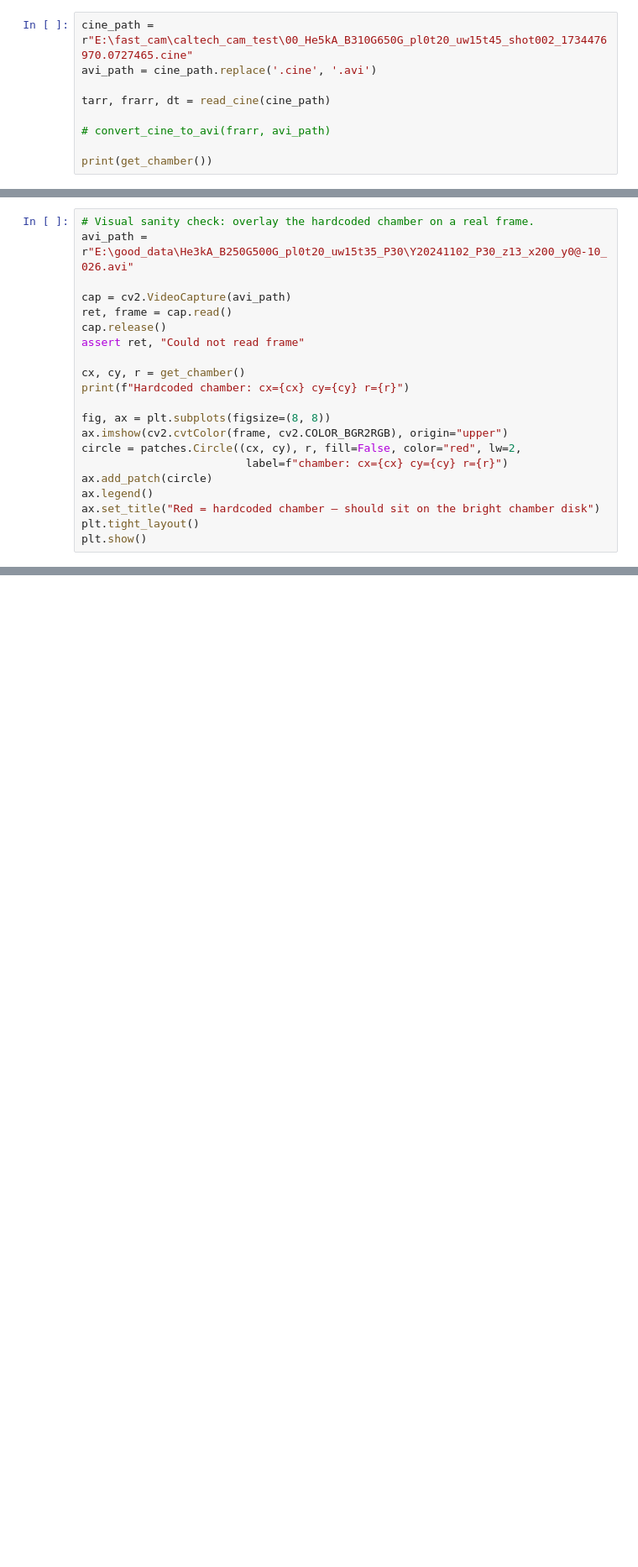
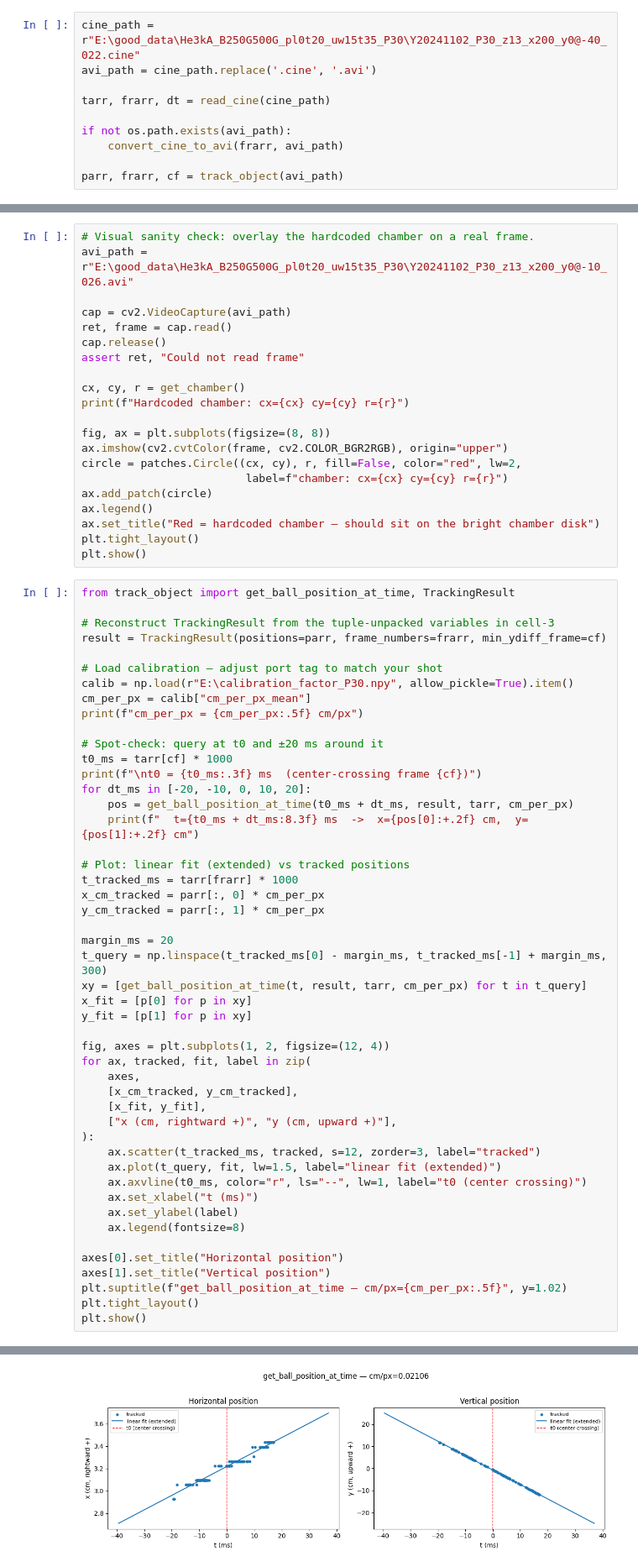
Before and after one commit to hjia94/data-analysis, a Jupyter notebook: object_tracking/fastcam_test.ipynb, the cells around one changed output, grey strips where cells are left out. Shown at 84% size. Drawn from its saved outputs; the diff is of its cells as text; blank space fills up the shorter version.

```diff
--- a/object_tracking/fastcam_test.ipynb
+++ b/object_tracking/fastcam_test.ipynb
@@ -18,11 +18,12 @@ from track_object import track_object, get_chamber, update_tracking_result, show
 tr_ifn = r"F:\AUG2025\P23\tracking_result.npy"
 show_tracking_results(tr_ifn)
 # %%
-cine_path = r"E:\fast_cam\caltech_cam_test\00_He5kA_B310G650G_pl0t20_uw15t45_shot002_1734476970.0727465.cine"
+cine_path = r"E:\good_data\He3kA_B250G500G_pl0t20_uw15t35_P30\Y20241102_P30_z13_x200_y0@-40_022.cine"
 avi_path = cine_path.replace('.cine', '.avi')
 
 tarr, frarr, dt = read_cine(cine_path)
 
-# convert_cine_to_avi(frarr, avi_path)
+if not os.path.exists(avi_path):
+    convert_cine_to_avi(frarr, avi_path)
 
-print(get_chamber())
+parr, frarr, cf = track_object(avi_path)
@@ -91,3 +96,52 @@ ax.legend()
 ax.set_title("Red = hardcoded chamber — should sit on the bright chamber disk")
 plt.tight_layout()
 plt.show()
+# %%
+from track_object import get_ball_position_at_time, TrackingResult
+
+# Reconstruct TrackingResult from the tuple-unpacked variables in cell-3
+result = TrackingResult(positions=parr, frame_numbers=frarr, min_ydiff_frame=cf)
+
+# Load calibration — adjust port tag to match your shot
+calib = np.load(r"E:\calibration_factor_P30.npy", allow_pickle=True).item()
+cm_per_px = calib["cm_per_px_mean"]
+print(f"cm_per_px = {cm_per_px:.5f} cm/px")
+
+# Spot-check: query at t0 and ±20 ms around it
+t0_ms = tarr[cf] * 1000
+print(f"\nt0 = {t0_ms:.3f} ms  (center-crossing frame {cf})")
+for dt_ms in [-20, -10, 0, 10, 20]:
+    pos = get_ball_position_at_time(t0_ms + dt_ms, result, tarr, cm_per_px)
+    print(f"  t={t0_ms + dt_ms:8.3f} ms  ->  x={pos[0]:+.2f} cm,  y={pos[1]:+.2f} cm")
+
+# Plot: linear fit (extended) vs tracked positions
+t_tracked_ms = tarr[frarr] * 1000
+x_cm_tracked = parr[:, 0] * cm_per_px
+y_cm_tracked = parr[:, 1] * cm_per_px
+
+margin_ms = 20
+t_query = np.linspace(t_tracked_ms[0] - margin_ms, t_tracked_ms[-1] + margin_ms, 300)
+xy = [get_ball_position_at_time(t, result, tarr, cm_per_px) for t in t_query]
+x_fit = [p[0] for p in xy]
+y_fit = [p[1] for p in xy]
+
+fig, axes = plt.subplots(1, 2, figsize=(12, 4))
+for ax, tracked, fit, label in zip(
+    axes,
+    [x_cm_tracked, y_cm_tracked],
+    [x_fit, y_fit],
+    ["x (cm, rightward +)", "y (cm, upward +)"],
+):
+    ax.scatter(t_tracked_ms, tracked, s=12, zorder=3, label="tracked")
+    ax.plot(t_query, fit, lw=1.5, label="linear fit (extended)")
+    ax.axvline(t0_ms, color="r", ls="--", lw=1, label="t0 (center crossing)")
+    ax.set_xlabel("t (ms)")
+    ax.set_ylabel(label)
+    ax.legend(fontsize=8)
+
+axes[0].set_title("Horizontal position")
+axes[1].set_title("Vertical position")
+plt.suptitle(f"get_ball_position_at_time — cm/px={cm_per_px:.5f}", y=1.02)
+plt.tight_layout()
+plt.show()
+# %% [output]
@@ -93,0 +156 @@ plt.show()
+[figure, added]
```
Also changed, not shown: parts of 3 cells of this notebook, 1 other file.
